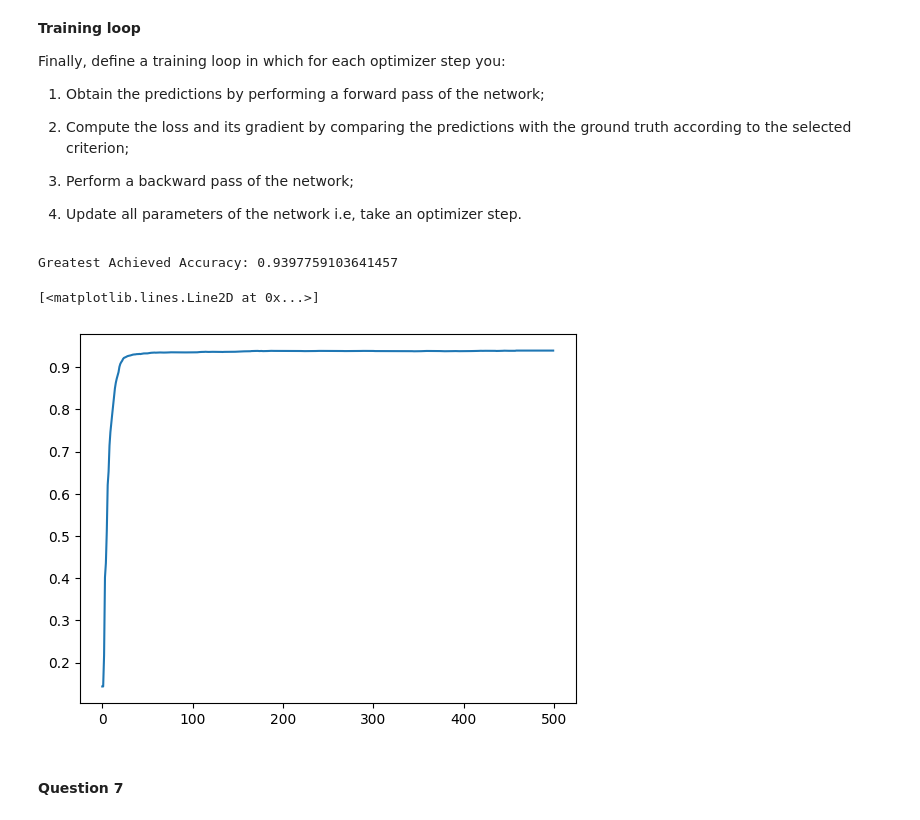
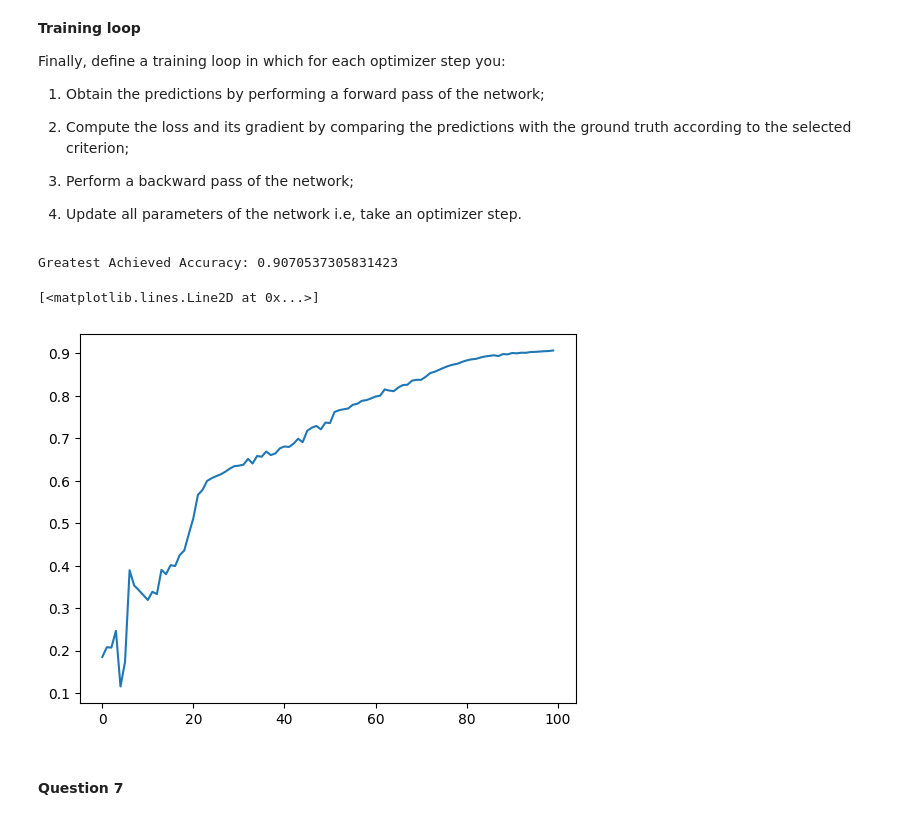
Before and after one commit to Pavel-77-ro/ANN-Assignment, a Jupyter notebook: src/Main.ipynb, the cells around one changed output. Drawn from its saved outputs; the diff is of its cells as text; code cells hidden in the pictures.

```diff
--- a/src/Main.ipynb
+++ b/src/Main.ipynb
@@ -31,6 +31,12 @@ import matplotlib.pyplot as plt
 features = np.genfromtxt("../data/features.txt", delimiter=",")
 targets = np.genfromtxt("../data/targets.txt", delimiter=",")
 unknown = np.genfromtxt("../data/unknown.txt", delimiter=",")
+
+# Standardize the correct way, using training set
+feature_mean = np.mean(features, axis=0)
+feature_std = np.std(features, axis=0) + 1e-12
+features = (features - feature_mean) / feature_std
+unknown = (unknown - feature_mean) / feature_std
 # %% [markdown]
 ## 1 Questions
 ### 1.2 Architecture
@@ -344,17 +412,28 @@ def softmax(y):
     exp_sum = np.expand_dims(exp_sum, axis=-1) # for broadcasting to work, have to "add" the extra dimension to the 1d array
     return np.exp(y) / exp_sum
 # %%
-# this avoids overflows and is equal to softmax(y)
+#Here I separated !d from the bacthed 2D
 def stable_softmax(y):
+    if y.ndim == 1:
+        y = y - np.max(y)
+        exp_y = np.exp(y)
+        return exp_y / np.sum(exp_y)
+
     y = y - np.max(y, axis=1, keepdims=True)
-    assert np.count_nonzero(np.where(y > 1, 1, 0)) == 0, "[STABLE SOFTMAX] stable softmax expects all values <= 0\n"
-    if y.ndim == 1:
-        exp_sum = np.sum(np.exp(y))
-        return np.exp(y) / exp_sum
+    exp_y = np.exp(y)
+    return exp_y / np.sum(exp_y, axis=1, keepdims=True)
 
-    exp_sum = np.sum(np.exp(y), axis=1)
-    exp_sum = np.expand_dims(exp_sum, axis=-1) # for broadcasting to work, have to "add" the extra dimension to the 1d array
-    return np.exp(y) / exp_sum
+# # this avoids overflows and is equal to softmax(y)
+# def stable_softmax(y):
+#     y = y - np.max(y, axis=1, keepdims=True)
+#     assert np.count_nonzero(np.where(y > 1, 1, 0)) == 0, "[STABLE SOFTMAX] stable softmax expects all values <= 0\n"
+#     if y.ndim == 1:
+#         exp_sum = np.sum(np.exp(y))
+#         return np.exp(y) / exp_sum
+
+#     exp_sum = np.sum(np.exp(y), axis=1)
+#     exp_sum = np.expand_dims(exp_sum, axis=-1) # for broadcasting to work, have to "add" the extra dimension to the 1d array
+#     return np.exp(y) / exp_sum
 # %%
 class Network:
     def __init__(self, layers):
@@ -541,16 +692,16 @@ def build_network(neurons_per_layer, feature_count, label_count, random_seed, in
 # %%
 neurons_per_layer = [12, 8, 5] # by layers I mean hidden layers (+2 total layers including input vector and output vector/predictions)
 feature_count = 10 # (i.e. input vector size)
 net = build_network(neurons_per_layer, feature_count, label_count, 33, 0)
-losses, accuracies = train(net, features, targets, cross_entropy_loss, 0.01, 1, 500, label_count)
+losses, accuracies = train(net, features, targets, cross_entropy_loss, 0.01, 8, 100, label_count)
 #print(losses)
 #print(accuracies)
 print("Greatest Achieved Accuracy:", np.max(accuracies))
 plt.plot(accuracies)
 # %% [output]
-Greatest Achieved Accuracy: 0.9397759103641457
+Greatest Achieved Accuracy: 0.9070537305831423
 [<matplotlib.lines.Line2D at 0x...>]
-[figure, old version]
+[figure, new version]
 # %% [markdown]
 #### Question 7
 # %% [markdown]
```
Also changed, not shown: parts of 5 cells of this notebook.
